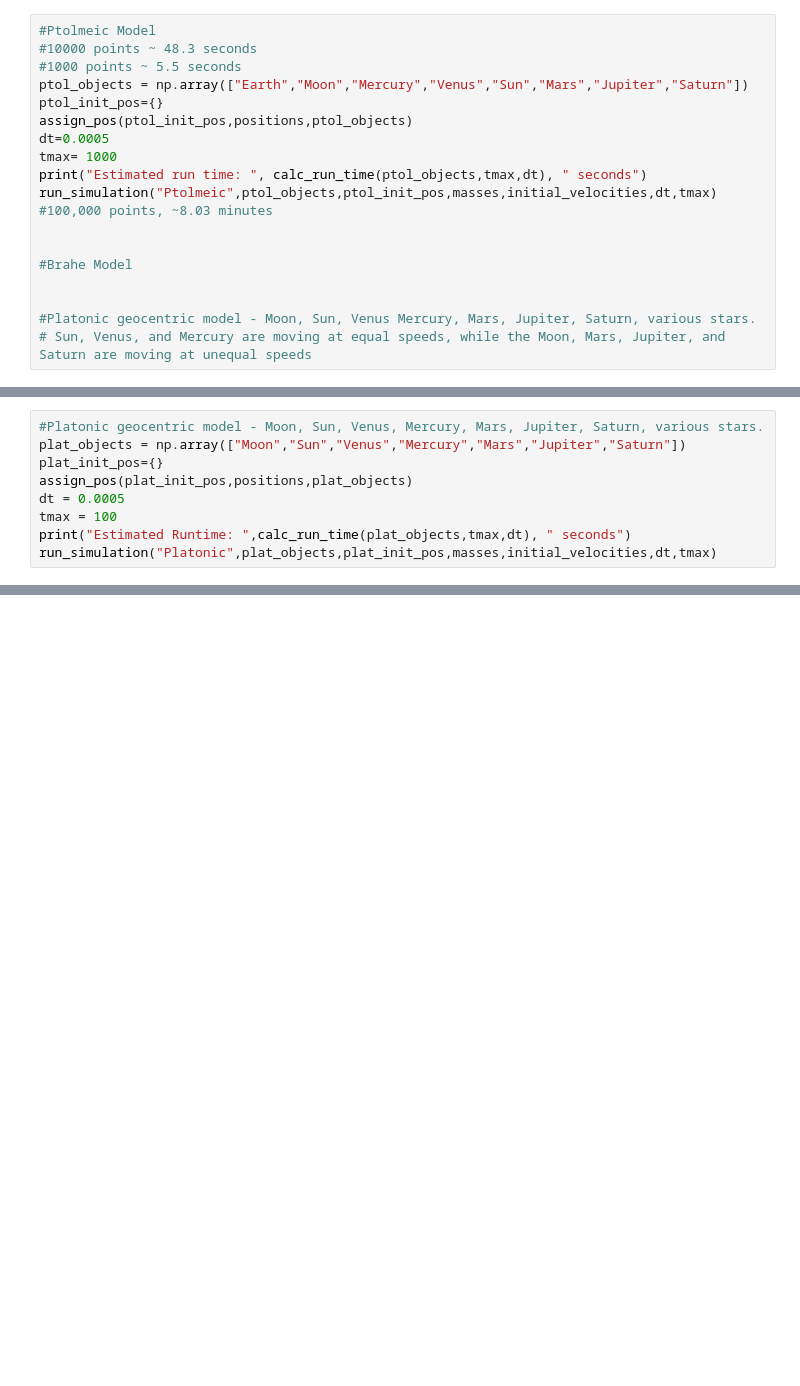
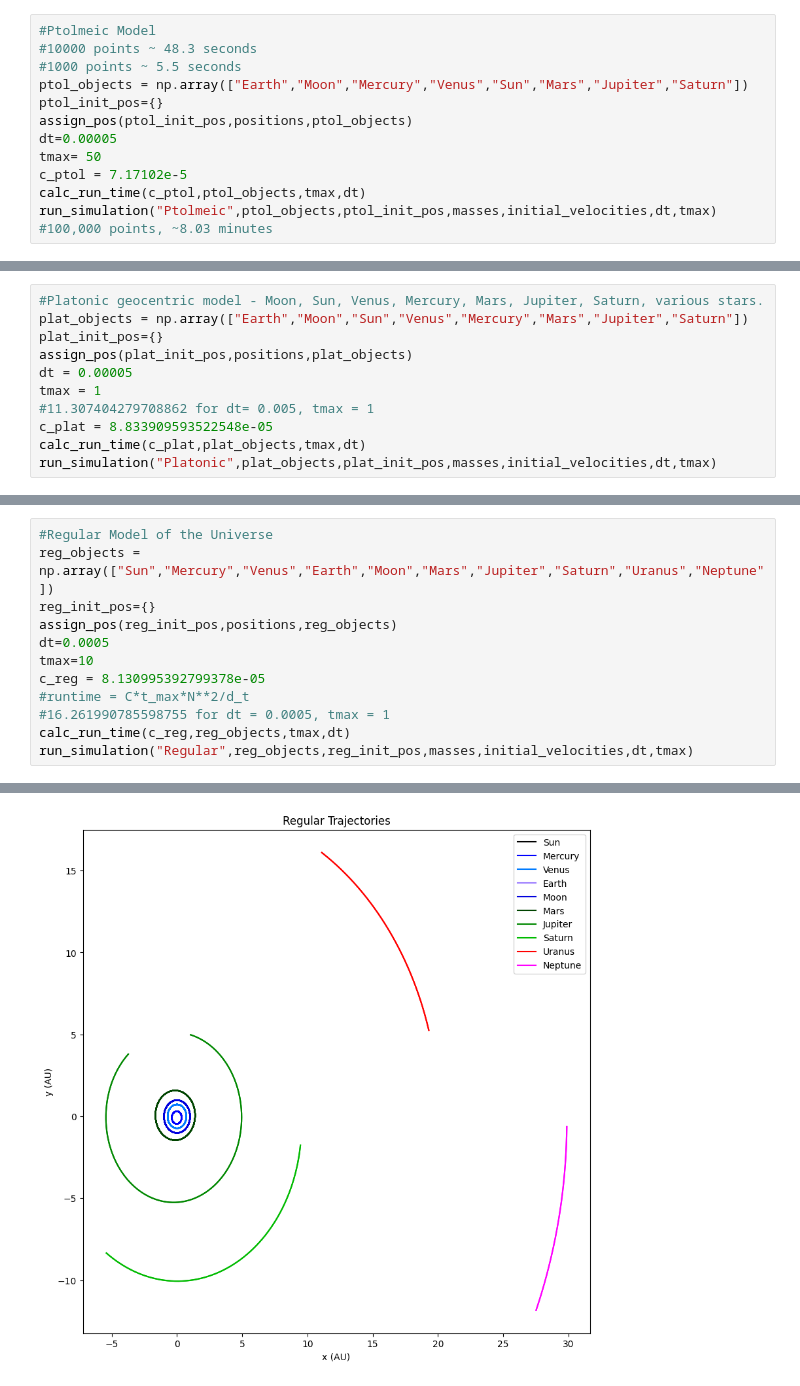
Before and after one commit to D123aniel/Astrophysics, a Jupyter notebook: Solar Simulation Project/project.ipynb, the cells around one changed output, grey strips where cells are left out. Drawn from its saved outputs; the diff is of its cells as text; blank space fills up the shorter version.

Commit message:
Added regular

```diff
--- a/Solar Simulation Project/project.ipynb
+++ b/Solar Simulation Project/project.ipynb
@@ -257,14 +261,8 @@ def calc_run_time(obj_arr,t_max,d_t):
 ptol_objects = np.array(["Earth","Moon","Mercury","Venus","Sun","Mars","Jupiter","Saturn"])
 ptol_init_pos={}
 assign_pos(ptol_init_pos,positions,ptol_objects)
-dt=0.0005
-tmax= 1000
-print("Estimated run time: ", calc_run_time(ptol_objects,tmax,dt), " seconds")
+dt=0.00005
+tmax= 50
+c_ptol = 7.17102e-5
+calc_run_time(c_ptol,ptol_objects,tmax,dt)
 run_simulation("Ptolmeic",ptol_objects,ptol_init_pos,masses,initial_velocities,dt,tmax) #100,000 points, ~8.03 minutes
-
-
-#Brahe Model
-
-
-#Platonic geocentric model - Moon, Sun, Venus Mercury, Mars, Jupiter, Saturn, various stars.
-# Sun, Venus, and Mercury are moving at equal speeds, while the Moon, Mars, Jupiter, and Saturn are moving at unequal speeds
@@ -271,9 +273,11 @@ run_simulation("Ptolmeic",ptol_objects,ptol_init_pos,masses,initial_velocities,d
 # %%
 #Platonic geocentric model - Moon, Sun, Venus, Mercury, Mars, Jupiter, Saturn, various stars.
-plat_objects = np.array(["Moon","Sun","Venus","Mercury","Mars","Jupiter","Saturn"])
+plat_objects = np.array(["Earth","Moon","Sun","Venus","Mercury","Mars","Jupiter","Saturn"])
 plat_init_pos={}
 assign_pos(plat_init_pos,positions,plat_objects)
-dt = 0.0005
-tmax = 100
-print("Estimated Runtime: ",calc_run_time(plat_objects,tmax,dt), " seconds")
+dt = 0.00005
+tmax = 1
+#11.307404279708862 for dt= 0.005, tmax = 1
+c_plat = 8.833909593522548e-05
+calc_run_time(c_plat,plat_objects,tmax,dt)
 run_simulation("Platonic",plat_objects,plat_init_pos,masses,initial_velocities,dt,tmax)
@@ -279,0 +288,13 @@ run_simulation("Platonic",plat_objects,plat_init_pos,masses,initial_velocities,d
+# %%
+#Regular Model of the Universe
+reg_objects = np.array(["Sun","Mercury","Venus","Earth","Moon","Mars","Jupiter","Saturn","Uranus","Neptune"])
+reg_init_pos={}
+assign_pos(reg_init_pos,positions,reg_objects)
+dt=0.0005
+tmax=10
+c_reg = 8.130995392799378e-05
+#runtime = C*t_max*N**2/d_t
+#16.261990785598755 for dt = 0.0005, tmax = 1
+calc_run_time(c_reg,reg_objects,tmax,dt)
+run_simulation("Regular",reg_objects,reg_init_pos,masses,initial_velocities,dt,tmax)
+# %% [output]
@@ -279,0 +302 @@ run_simulation("Platonic",plat_objects,plat_init_pos,masses,initial_velocities,d
+[figure, added]
```
Also changed, not shown: parts of 4 cells of this notebook, 8 other files.
